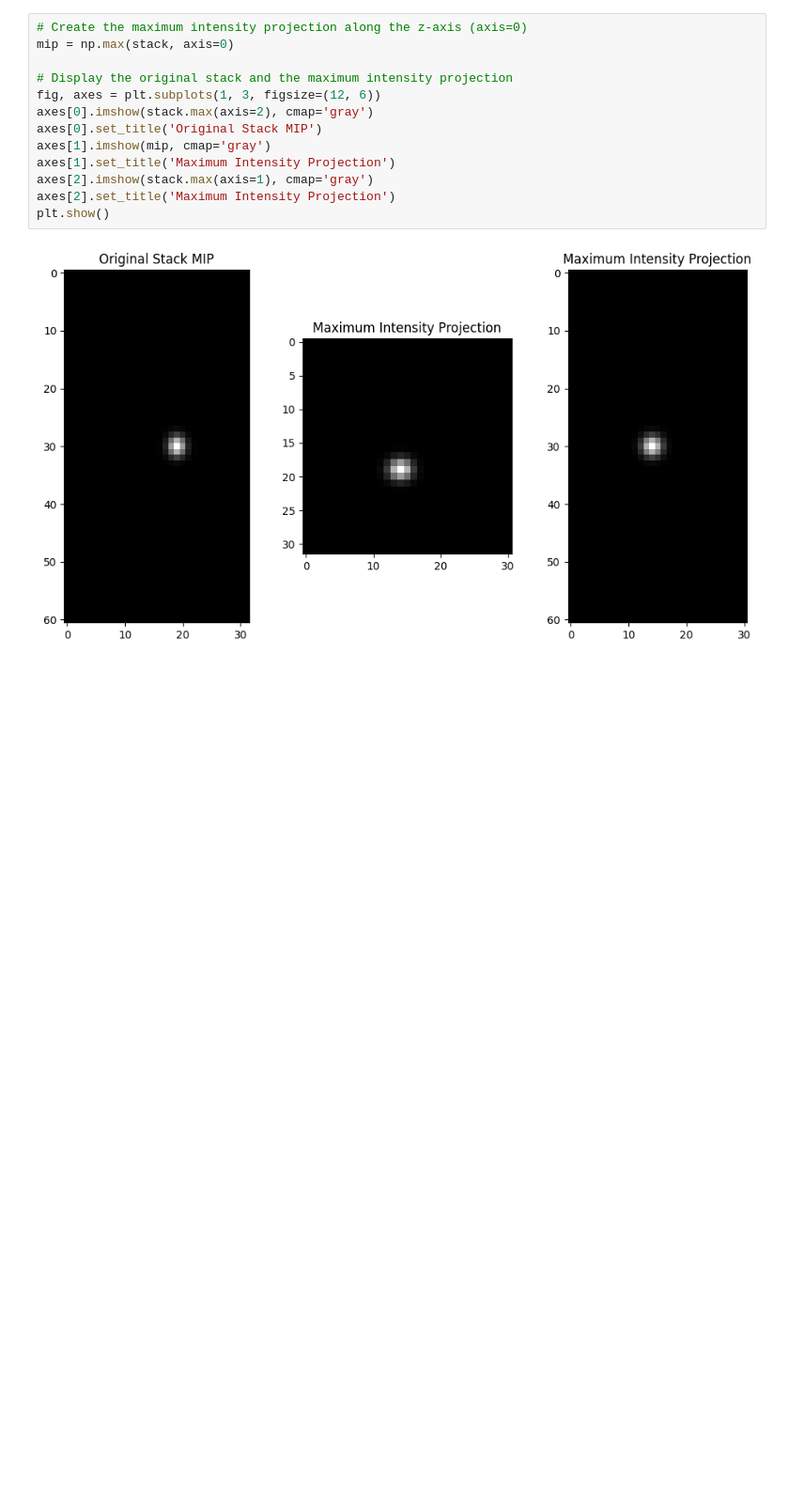
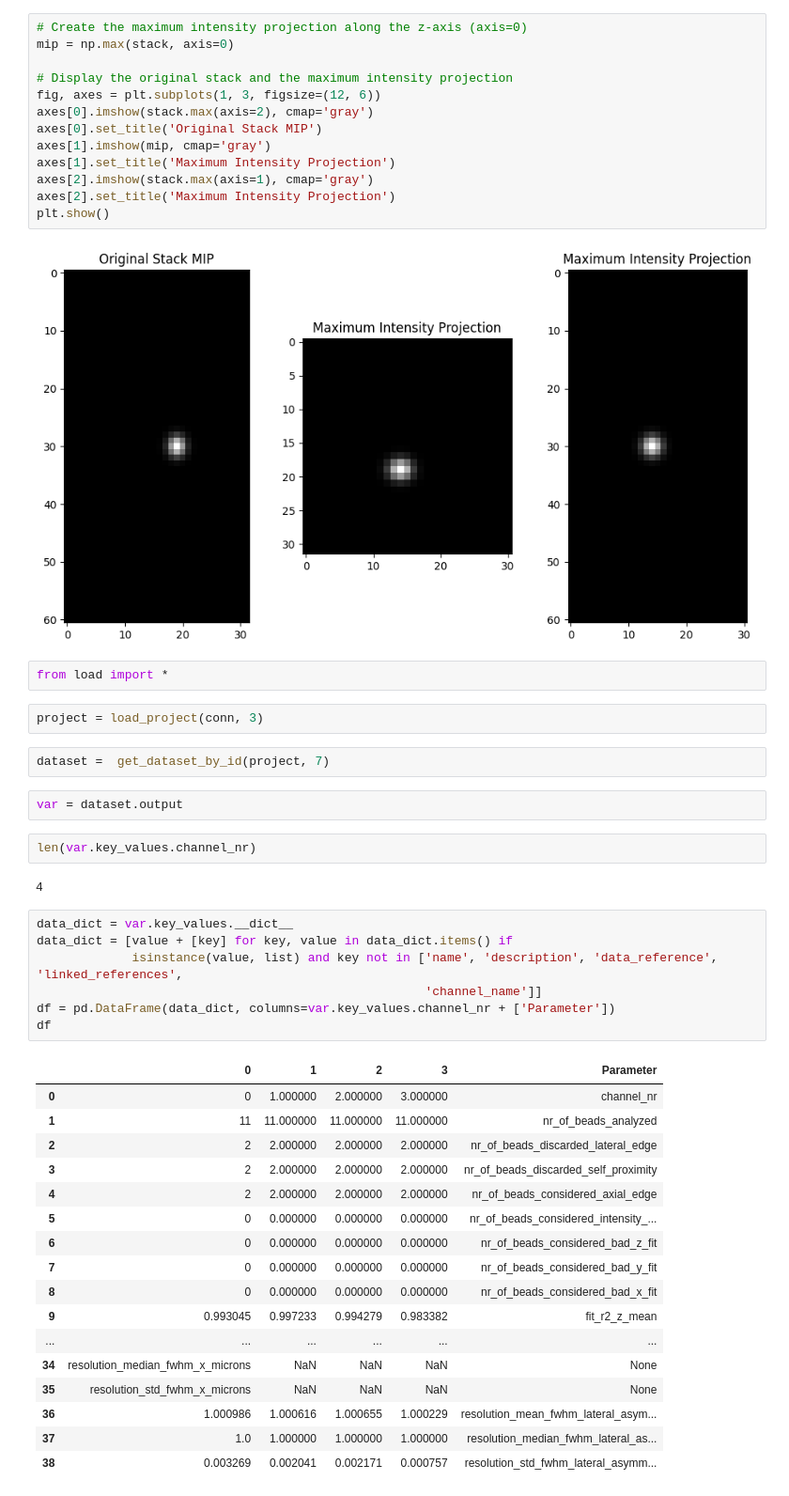
Before and after one commit to juliomateoslangerak/omero-metrics, a Jupyter notebook: omero_metrics/tools/test.ipynb, the cells around one changed output. Shown: that part at 94% size. Saved outputs shown, nothing was run; the diff lists cells and outputs as text; blank space fills up the shorter version.

```diff
--- a/omero_metrics/tools/test.ipynb
+++ b/omero_metrics/tools/test.ipynb
@@ -637,3 +641,40 @@ axes[2].set_title('Maximum Intensity Projection')
 plt.show()
 # %% [output]
 [figure]
+# %%
+from load import *
+# %%
+project = load_project(conn, 3)
+# %%
+dataset =  get_dataset_by_id(project, 7)
+# %%
+var = dataset.output
+# %%
+len(var.key_values.channel_nr)
+# %% [output]
+4
+# %%
+data_dict = var.key_values.__dict__
+data_dict = [value + [key] for key, value in data_dict.items() if
+             isinstance(value, list) and key not in ['name', 'description', 'data_reference', 'linked_references',
+                                                     'channel_name']]
+df = pd.DataFrame(data_dict, columns=var.key_values.channel_nr + ['Parameter'])
+df
+# %% [output]
+|  | 0 | 1 | 2 | 3 | Parameter |
+| 0 | 0 | 1.000000 | 2.000000 | 3.000000 | channel_nr |
+| 1 | 11 | 11.000000 | 11.000000 | 11.000000 | nr_of_beads_analyzed |
+| 2 | 2 | 2.000000 | 2.000000 | 2.000000 | nr_of_beads_discarded_lateral_edge |
+| 3 | 2 | 2.000000 | 2.000000 | 2.000000 | nr_of_beads_discarded_self_proximity |
+| 4 | 2 | 2.000000 | 2.000000 | 2.000000 | nr_of_beads_considered_axial_edge |
+| 5 | 0 | 0.000000 | 0.000000 | 0.000000 | nr_of_beads_considered_intensity_... |
+| 6 | 0 | 0.000000 | 0.000000 | 0.000000 | nr_of_beads_considered_bad_z_fit |
+| 7 | 0 | 0.000000 | 0.000000 | 0.000000 | nr_of_beads_considered_bad_y_fit |
+| 8 | 0 | 0.000000 | 0.000000 | 0.000000 | nr_of_beads_considered_bad_x_fit |
+| 9 | 0.993045 | 0.997233 | 0.994279 | 0.983382 | fit_r2_z_mean |
+| ... | ... | ... | ... | ... | ... |
+| 34 | resolution_median_fwhm_x_microns | NaN | NaN | NaN | None |
+| 35 | resolution_std_fwhm_x_microns | NaN | NaN | NaN | None |
+| 36 | 1.000986 | 1.000616 | 1.000655 | 1.000229 | resolution_mean_fwhm_lateral_asym... |
+| 37 | 1.0 | 1.000000 | 1.000000 | 1.000000 | resolution_median_fwhm_lateral_as... |
+| 38 | 0.003269 | 0.002041 | 0.002171 | 0.000757 | resolution_std_fwhm_lateral_asymm... |
```
Also changed, not shown: parts of 7 cells of this notebook, 3 other files.
